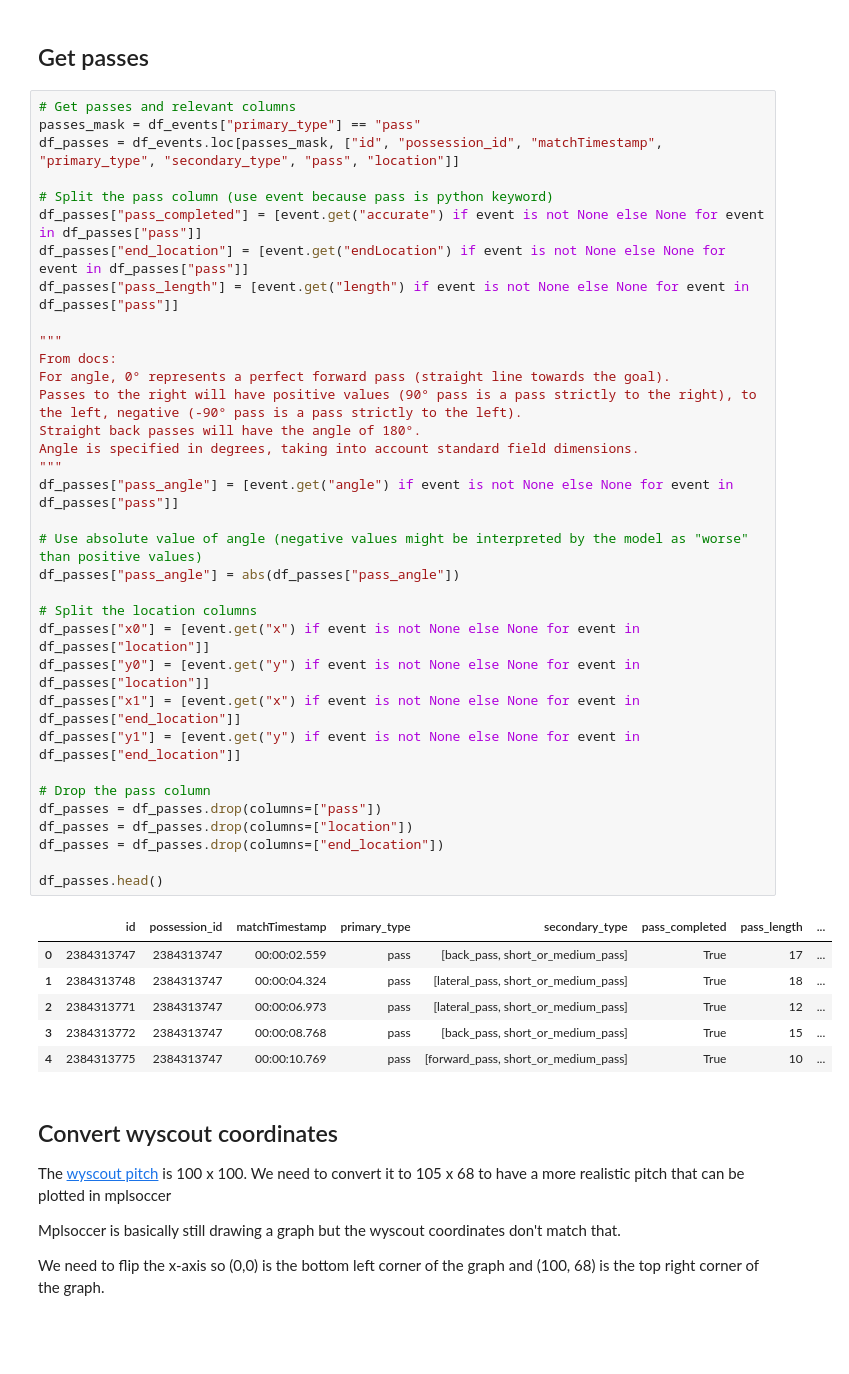
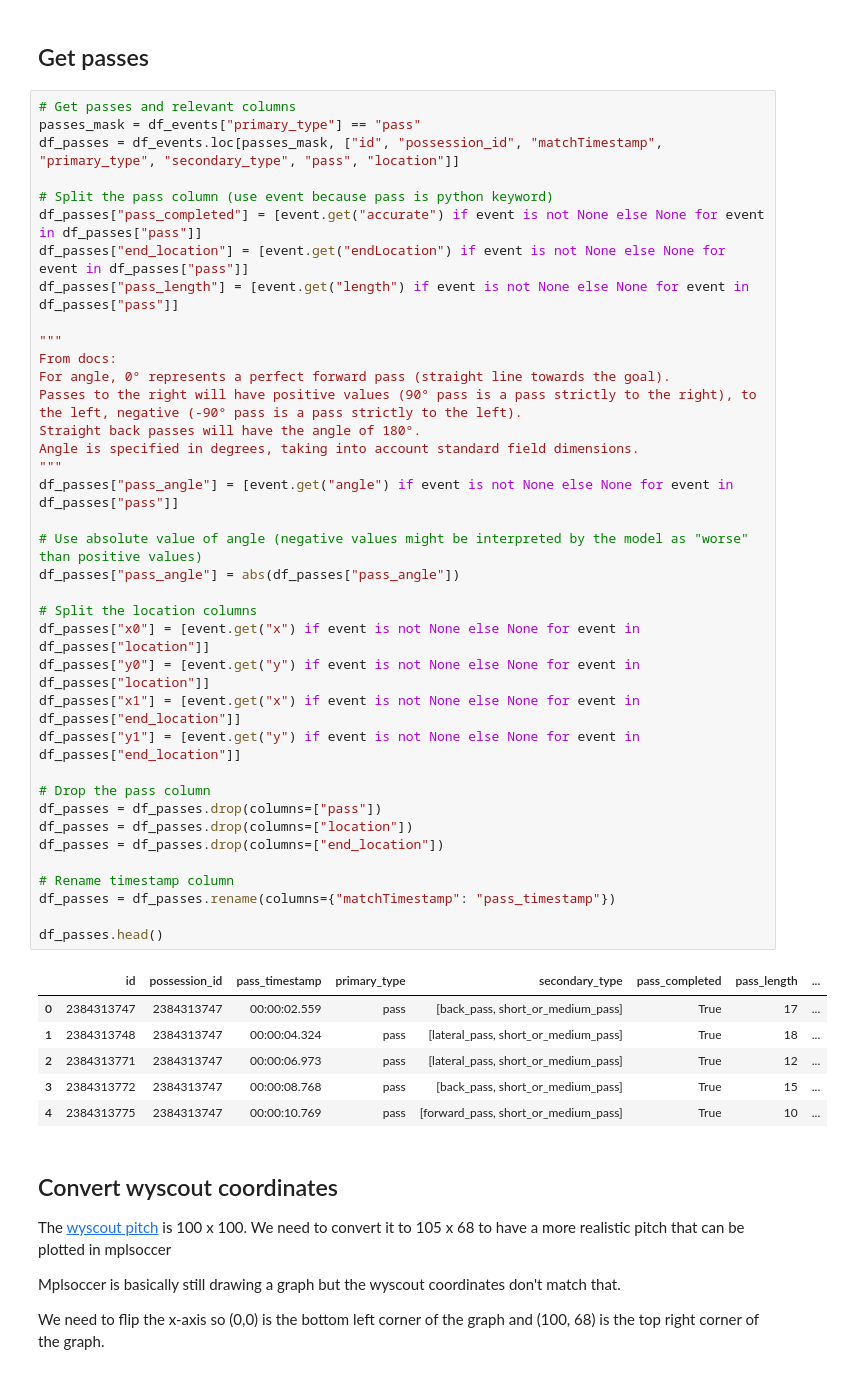
Before and after one commit to MarijnSt/soccermatics-project-2, a Jupyter notebook: notebooks/expected_danger.ipynb, the cells around one changed output. Saved outputs shown, nothing was run; the diff lists cells and outputs as text; blank space fills up the shorter version.

Commit message:
feat: rename pass timestamp column

```diff
--- a/notebooks/expected_danger.ipynb
+++ b/notebooks/expected_danger.ipynb
@@ -249,34 +249,37 @@ df_passes = df_events.loc[passes_mask, ["id", "possession_id", "matchTimestamp",
 # Split the pass column (use event because pass is python keyword)
 df_passes["pass_completed"] = [event.get("accurate") if event is not None else None for event in df_passes["pass"]]
 df_passes["end_location"] = [event.get("endLocation") if event is not None else None for event in df_passes["pass"]]
 df_passes["pass_length"] = [event.get("length") if event is not None else None for event in df_passes["pass"]]
 
 """
 From docs:
 For angle, 0° represents a perfect forward pass (straight line towards the goal).
 Passes to the right will have positive values (90° pass is a pass strictly to the right), to the left, negative (-90° pass is a pass strictly to the left).
 Straight back passes will have the angle of 180°.
 Angle is specified in degrees, taking into account standard field dimensions.
 """
 df_passes["pass_angle"] = [event.get("angle") if event is not None else None for event in df_passes["pass"]]
 
 # Use absolute value of angle (negative values might be interpreted by the model as "worse" than positive values)
 df_passes["pass_angle"] = abs(df_passes["pass_angle"])
 
 # Split the location columns
 df_passes["x0"] = [event.get("x") if event is not None else None for event in df_passes["location"]]
 df_passes["y0"] = [event.get("y") if event is not None else None for event in df_passes["location"]]
 df_passes["x1"] = [event.get("x") if event is not None else None for event in df_passes["end_location"]]
 df_passes["y1"] = [event.get("y") if event is not None else None for event in df_passes["end_location"]]
 
 # Drop the pass column
 df_passes = df_passes.drop(columns=["pass"])
 df_passes = df_passes.drop(columns=["location"])
 df_passes = df_passes.drop(columns=["end_location"])
 
+# Rename timestamp column
+df_passes = df_passes.rename(columns={"matchTimestamp": "pass_timestamp"})
+
 df_passes.head()
 # %% [output]
-|  | id | possession_id | matchTimestamp | primary_type | secondary_type | pass_completed | pass_length | ... |
+|  | id | possession_id | pass_timestamp | primary_type | secondary_type | pass_completed | pass_length | ... |
 | 0 | 2384313747 | 2384313747 | 00:00:02.559 | pass | [back_pass, short_or_medium_pass] | True | 17 | ... |
 | 1 | 2384313748 | 2384313747 | 00:00:04.324 | pass | [lateral_pass, short_or_medium_pass] | True | 18 | ... |
 | 2 | 2384313771 | 2384313747 | 00:00:06.973 | pass | [lateral_pass, short_or_medium_pass] | True | 12 | ... |
```
Also changed, not shown: parts of 6 cells of this notebook.
